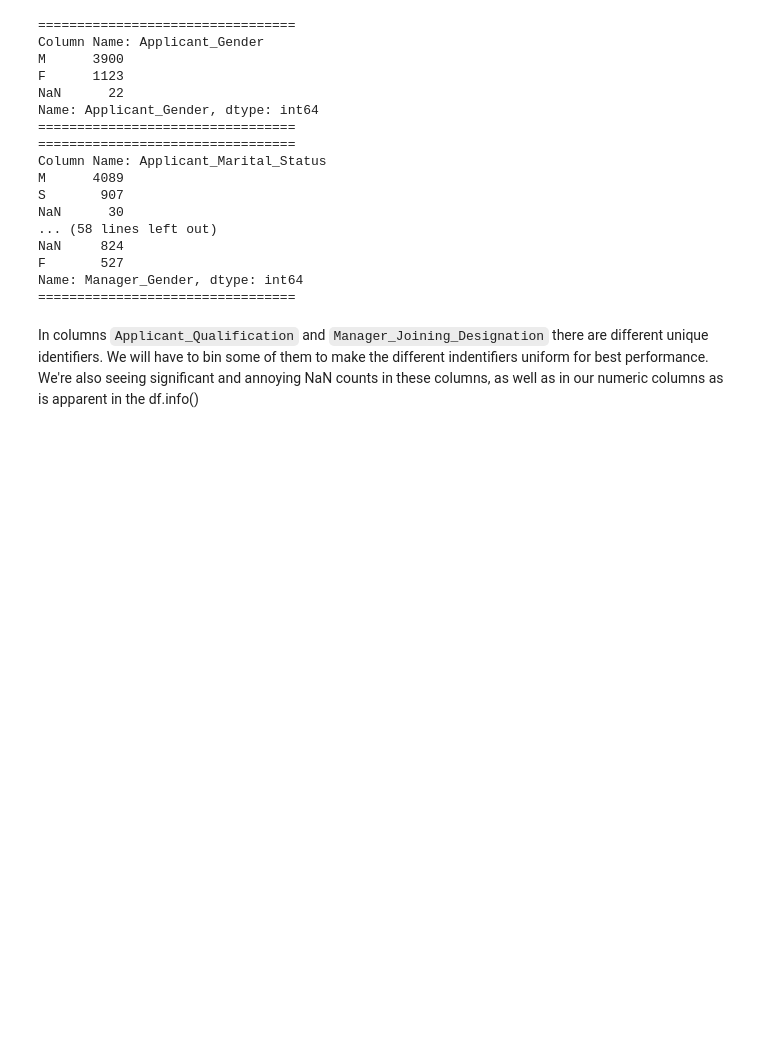
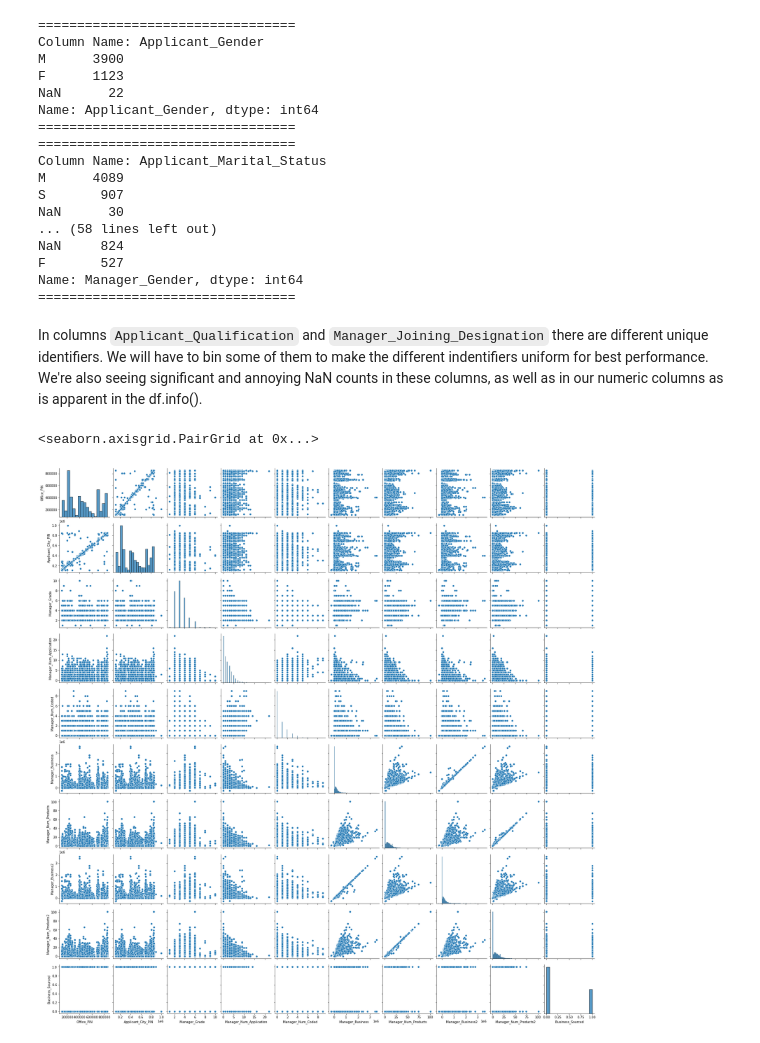
Before and after one commit to mattlegro/Fractal-Training-Capstone, a Jupyter notebook: EDA.ipynb, the cells around one changed output. Saved outputs shown, nothing was run; the diff lists cells and outputs as text; code cells hidden in the pictures; blank space fills up the shorter version.

```diff
--- a/EDA.ipynb
+++ b/EDA.ipynb
@@ -235,4 +235,9 @@ F       527
 Name: Manager_Gender, dtype: int64
 =================================
 # %% [markdown]
-In columns `Applicant_Qualification` and `Manager_Joining_Designation` there are different unique identifiers. We will have to bin some of them to make the different indentifiers uniform for best performance. We're also seeing significant and annoying NaN counts in these columns, as well as in our numeric columns as is apparent in the df.info()
+In columns `Applicant_Qualification` and `Manager_Joining_Designation` there are different unique identifiers. We will have to bin some of them to make the different indentifiers uniform for best performance. We're also seeing significant and annoying NaN counts in these columns, as well as in our numeric columns as is apparent in the df.info().
+# %%
+sns.pairplot(data = train_set)
+# %% [output]
+<seaborn.axisgrid.PairGrid at 0x...>
+[figure, added]
```
Also changed, not shown: parts of 47 cells of this notebook.
